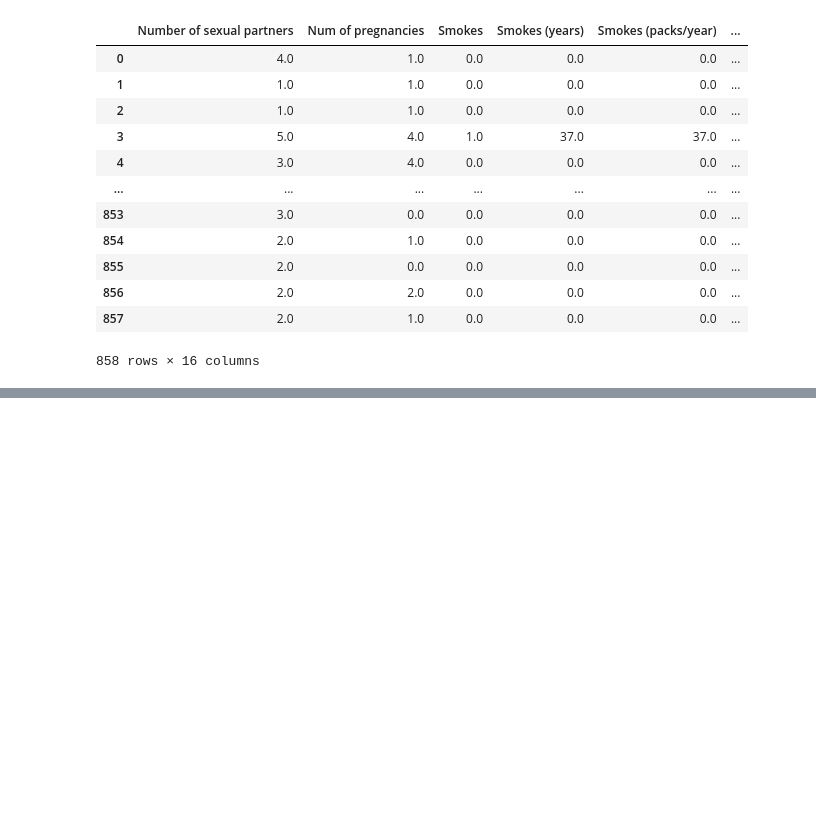
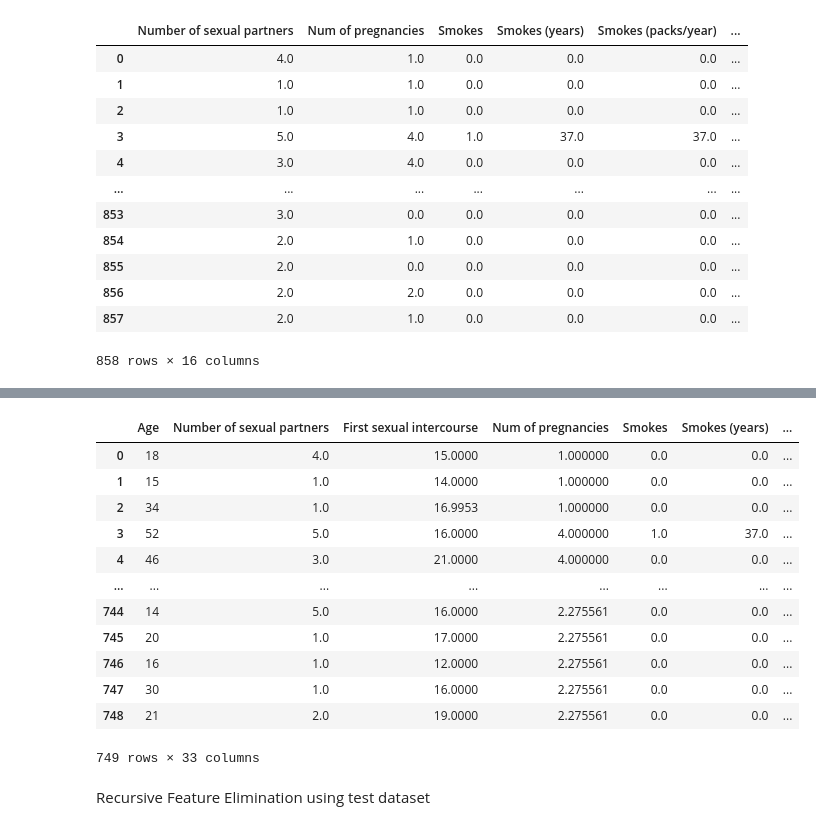
Before and after one commit to mamun-cse-diu/cervical_Cancer_Prediction, a Jupyter notebook: final_project.ipynb, the cells around one changed output, grey strips where cells are left out. Cells and saved outputs as stored; diff of their text form; code cells hidden in the pictures; blank space fills up the shorter version.

```diff
--- a/final_project.ipynb
+++ b/final_project.ipynb
@@ -580,0 +607,18 @@ weighted avg       0.91      0.92      0.92       172
+# %%
+xTest
+# %% [output]
+|  | Age | Number of sexual partners | First sexual intercourse | Num of pregnancies | Smokes | Smokes (years) | ... |
+| 0 | 18 | 4.0 | 15.0000 | 1.000000 | 0.0 | 0.0 | ... |
+| 1 | 15 | 1.0 | 14.0000 | 1.000000 | 0.0 | 0.0 | ... |
+| 2 | 34 | 1.0 | 16.9953 | 1.000000 | 0.0 | 0.0 | ... |
+| 3 | 52 | 5.0 | 16.0000 | 4.000000 | 1.0 | 37.0 | ... |
+| 4 | 46 | 3.0 | 21.0000 | 4.000000 | 0.0 | 0.0 | ... |
+| ... | ... | ... | ... | ... | ... | ... | ... |
+| 744 | 14 | 5.0 | 16.0000 | 2.275561 | 0.0 | 0.0 | ... |
+| 745 | 20 | 1.0 | 17.0000 | 2.275561 | 0.0 | 0.0 | ... |
+| 746 | 16 | 1.0 | 12.0000 | 2.275561 | 0.0 | 0.0 | ... |
+| 747 | 30 | 1.0 | 16.0000 | 2.275561 | 0.0 | 0.0 | ... |
+| 748 | 21 | 2.0 | 19.0000 | 2.275561 | 0.0 | 0.0 | ... |
+749 rows × 33 columns
+# %% [markdown]
+Recursive Feature Elimination using test dataset
```
Also changed, not shown: parts of 89 cells of this notebook.
